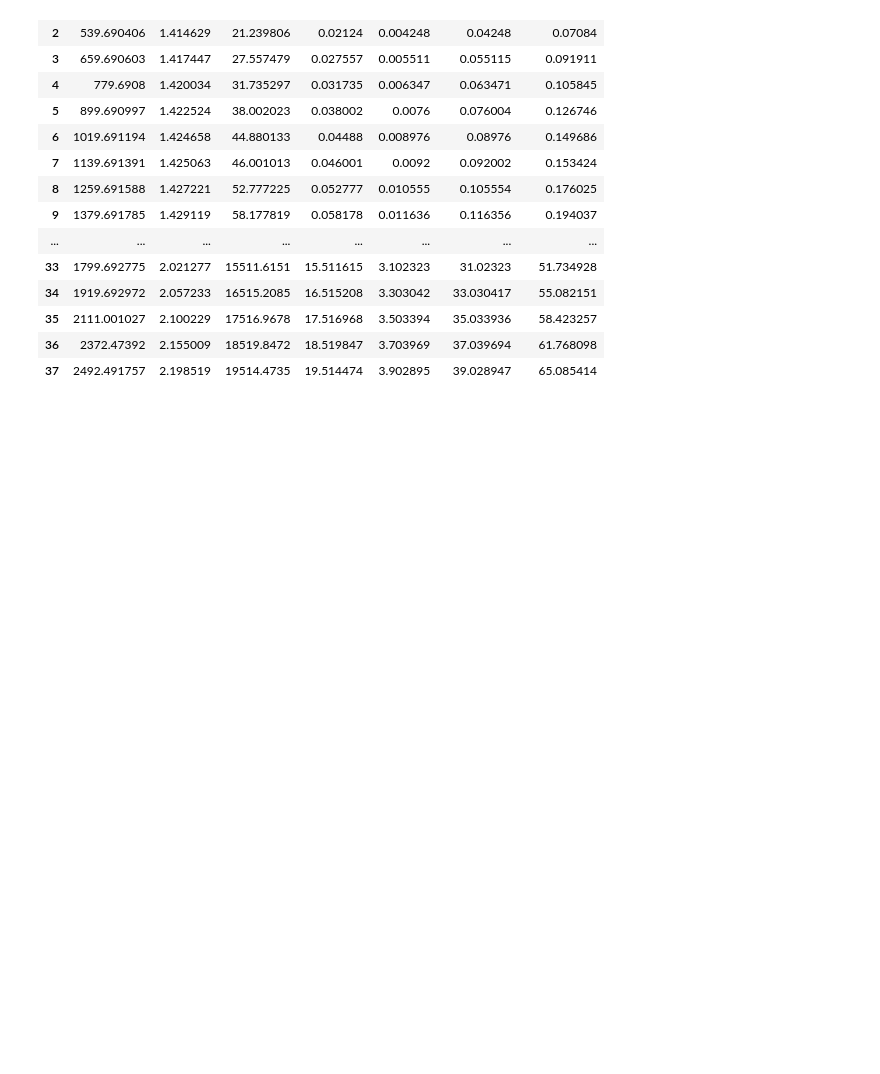
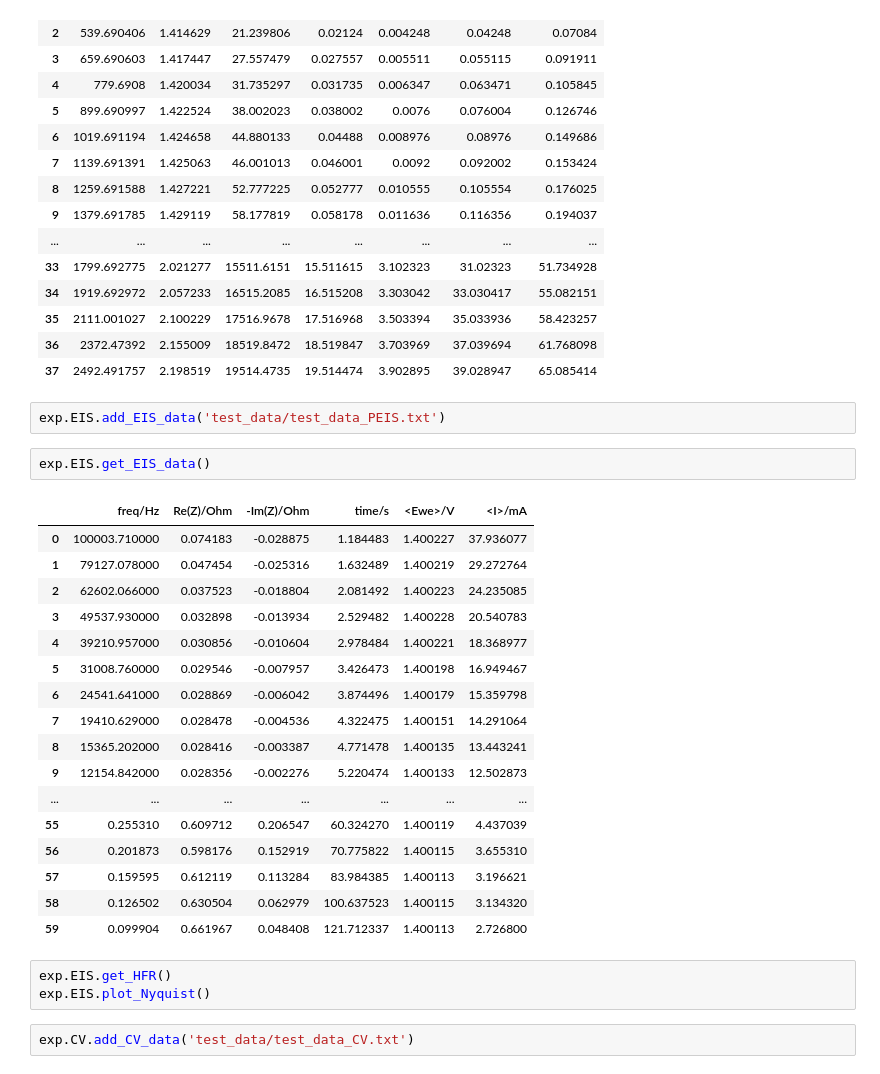
Before and after one commit to karaferner/cmu-edl, a Jupyter notebook: test.ipynb, the cells around one changed output. Cells and saved outputs as stored; diff of their text form; blank space fills up the shorter version.

```diff
--- a/test.ipynb
+++ b/test.ipynb
@@ -129,3 +128,30 @@ exp.polarization.normalize_current_to_catalyst_cost()
 | 35 | 2111.001027 | 2.100229 | 17516.9678 | 17.516968 | 3.503394 | 35.033936 | 58.423257 |
 | 36 | 2372.47392 | 2.155009 | 18519.8472 | 18.519847 | 3.703969 | 37.039694 | 61.768098 |
 | 37 | 2492.491757 | 2.198519 | 19514.4735 | 19.514474 | 3.902895 | 39.028947 | 65.085414 |
+# %%
+exp.EIS.add_EIS_data('test_data/test_data_PEIS.txt')
+# %%
+exp.EIS.get_EIS_data()
+# %% [output]
+|  | freq/Hz | Re(Z)/Ohm | -Im(Z)/Ohm | time/s | <Ewe>/V | <I>/mA |
+| 0 | 100003.710000 | 0.074183 | -0.028875 | 1.184483 | 1.400227 | 37.936077 |
+| 1 | 79127.078000 | 0.047454 | -0.025316 | 1.632489 | 1.400219 | 29.272764 |
+| 2 | 62602.066000 | 0.037523 | -0.018804 | 2.081492 | 1.400223 | 24.235085 |
+| 3 | 49537.930000 | 0.032898 | -0.013934 | 2.529482 | 1.400228 | 20.540783 |
+| 4 | 39210.957000 | 0.030856 | -0.010604 | 2.978484 | 1.400221 | 18.368977 |
+| 5 | 31008.760000 | 0.029546 | -0.007957 | 3.426473 | 1.400198 | 16.949467 |
+| 6 | 24541.641000 | 0.028869 | -0.006042 | 3.874496 | 1.400179 | 15.359798 |
+| 7 | 19410.629000 | 0.028478 | -0.004536 | 4.322475 | 1.400151 | 14.291064 |
+| 8 | 15365.202000 | 0.028416 | -0.003387 | 4.771478 | 1.400135 | 13.443241 |
+| 9 | 12154.842000 | 0.028356 | -0.002276 | 5.220474 | 1.400133 | 12.502873 |
+| ... | ... | ... | ... | ... | ... | ... |
+| 55 | 0.255310 | 0.609712 | 0.206547 | 60.324270 | 1.400119 | 4.437039 |
+| 56 | 0.201873 | 0.598176 | 0.152919 | 70.775822 | 1.400115 | 3.655310 |
+| 57 | 0.159595 | 0.612119 | 0.113284 | 83.984385 | 1.400113 | 3.196621 |
+| 58 | 0.126502 | 0.630504 | 0.062979 | 100.637523 | 1.400115 | 3.134320 |
+| 59 | 0.099904 | 0.661967 | 0.048408 | 121.712337 | 1.400113 | 2.726800 |
+# %%
+exp.EIS.get_HFR()
+exp.EIS.plot_Nyquist()
+# %%
+exp.CV.add_CV_data('test_data/test_data_CV.txt')
```
Also changed, not shown: parts of 4 cells of this notebook, 9 other files.
